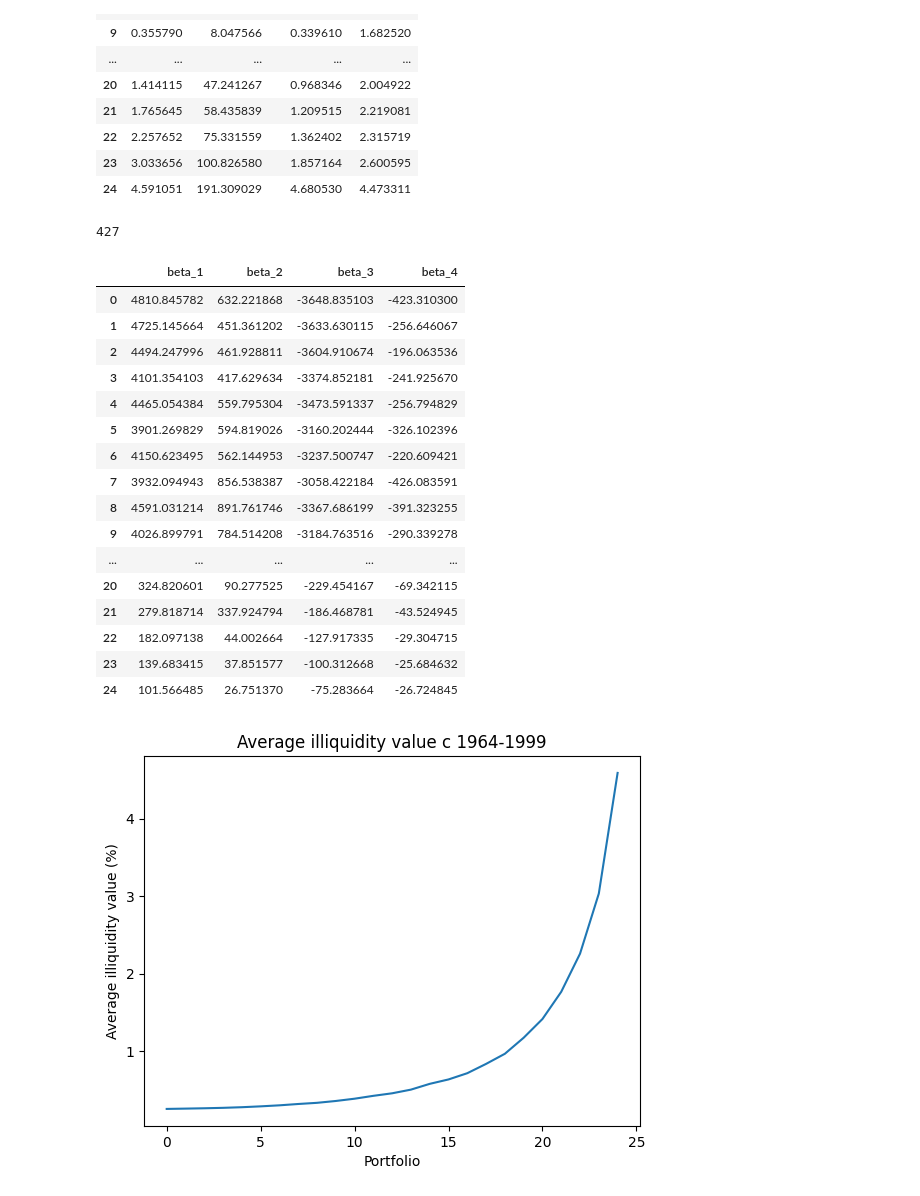
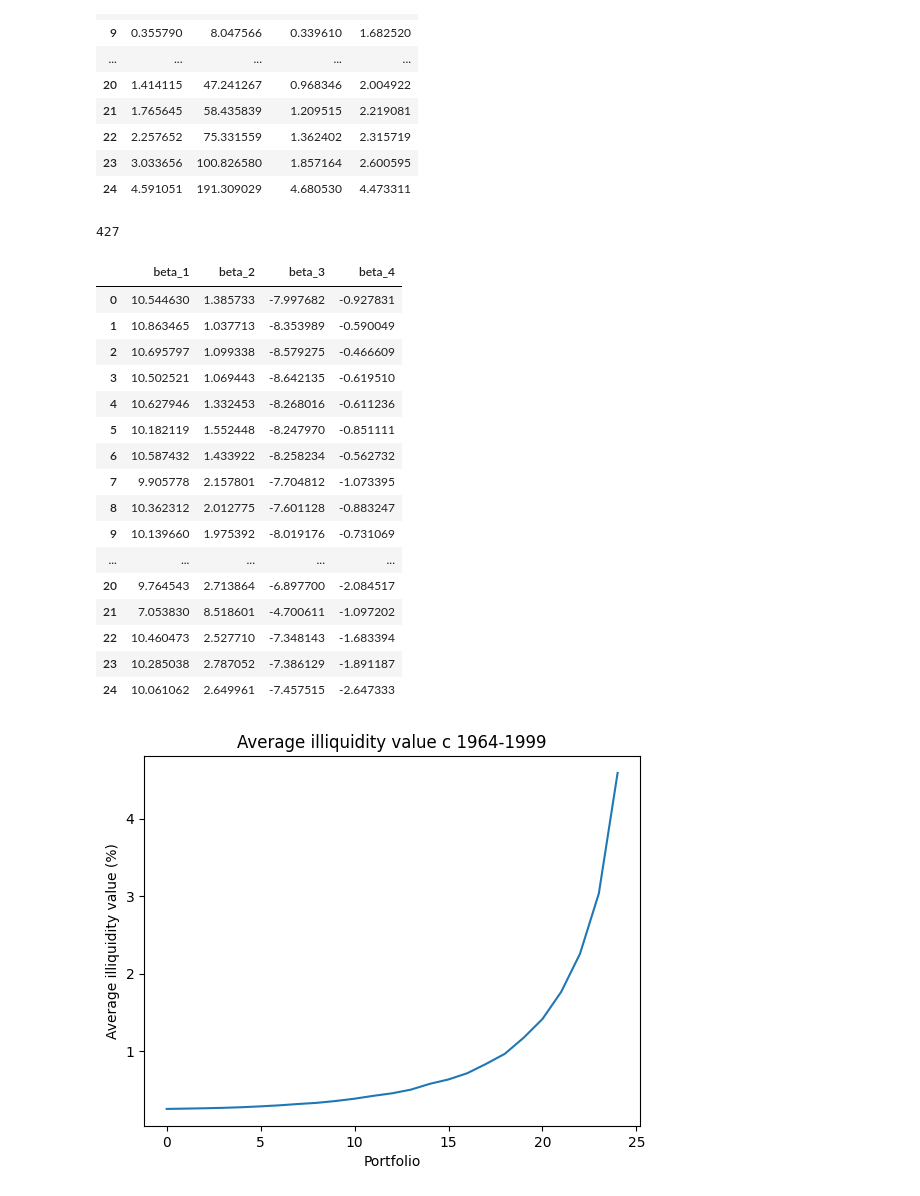
Before and after one commit to JMCG22/pm_cw, a Jupyter notebook: Data_combined_paper_data.ipynb, the cells around one changed output. Cells and saved outputs as stored; diff of their text form; code cells hidden in the pictures.

```diff
--- a/Data_combined_paper_data.ipynb
+++ b/Data_combined_paper_data.ipynb
@@ -5,6 +8,6 @@ import matplotlib.pyplot as plt
 # %%
-#data = 'paper'
-data = 'new'
+data = 'paper'
+#data = 'new'
 #data = 'new_no_GFC'
 
 if data == 'paper':
@@ -976,7 +979,7 @@ arr_of_portfolios[0]
 betas = []
 
 for portfolio in arr_of_portfolios:
-    denominator = portfolio['resid_market_ret_c_diff'].var()
+    denominator = (portfolio['resid_market_ret_c_diff'].var())/100
     beta_1 = (portfolio['RET'].cov(portfolio['resid_market_ret'])) / denominator
     beta_2 = (portfolio['resid_c'].cov(portfolio['resid_market_c'])) / denominator
     beta_3 = (portfolio['RET'].cov(portfolio['resid_market_c'])) / denominator
@@ -1118,30 +1121,30 @@ for i in range(0,25):
 # %%
 dof=n-5
 print(dof)
 t_stats
 df_t_stats = pd.DataFrame(t_stats, columns = df_of_betas.columns)
 #critical value at 95% for two tail test with these degrees of freedom is +-1.1.996008
 #outside this region reject null hypothesis that the given beta is 0
-df_t_stats*100
+df_t_stats
 # %% [output]
 427
 |  | beta_1 | beta_2 | beta_3 | beta_4 |
-| 0 | 4810.845782 | 632.221868 | -3648.835103 | -423.310300 |
-| 1 | 4725.145664 | 451.361202 | -3633.630115 | -256.646067 |
-| 2 | 4494.247996 | 461.928811 | -3604.910674 | -196.063536 |
-| 3 | 4101.354103 | 417.629634 | -3374.852181 | -241.925670 |
-| 4 | 4465.054384 | 559.795304 | -3473.591337 | -256.794829 |
-| 5 | 3901.269829 | 594.819026 | -3160.202444 | -326.102396 |
-| 6 | 4150.623495 | 562.144953 | -3237.500747 | -220.609421 |
-| 7 | 3932.094943 | 856.538387 | -3058.422184 | -426.083591 |
-| 8 | 4591.031214 | 891.761746 | -3367.686199 | -391.323255 |
-| 9 | 4026.899791 | 784.514208 | -3184.763516 | -290.339278 |
+| 0 | 10.544630 | 1.385733 | -7.997682 | -0.927831 |
+| 1 | 10.863465 | 1.037713 | -8.353989 | -0.590049 |
+| 2 | 10.695797 | 1.099338 | -8.579275 | -0.466609 |
+| 3 | 10.502521 | 1.069443 | -8.642135 | -0.619510 |
+| 4 | 10.627946 | 1.332453 | -8.268016 | -0.611236 |
+| 5 | 10.182119 | 1.552448 | -8.247970 | -0.851111 |
+| 6 | 10.587432 | 1.433922 | -8.258234 | -0.562732 |
+| 7 | 9.905778 | 2.157801 | -7.704812 | -1.073395 |
+| 8 | 10.362312 | 2.012775 | -7.601128 | -0.883247 |
+| 9 | 10.139660 | 1.975392 | -8.019176 | -0.731069 |
 | ... | ... | ... | ... | ... |
-| 20 | 324.820601 | 90.277525 | -229.454167 | -69.342115 |
-| 21 | 279.818714 | 337.924794 | -186.468781 | -43.524945 |
-| 22 | 182.097138 | 44.002664 | -127.917335 | -29.304715 |
-| 23 | 139.683415 | 37.851577 | -100.312668 | -25.684632 |
-| 24 | 101.566485 | 26.751370 | -75.283664 | -26.724845 |
+| 20 | 9.764543 | 2.713864 | -6.897700 | -2.084517 |
+| 21 | 7.053830 | 8.518601 | -4.700611 | -1.097202 |
+| 22 | 10.460473 | 2.527710 | -7.348143 | -1.683394 |
+| 23 | 10.285038 | 2.787052 | -7.386129 | -1.891187 |
+| 24 | 10.061062 | 2.649961 | -7.457515 | -2.647333 |
 # %%
 df_non_market_overall_portfolio_average['average c'].plot()
 plt.title('Average illiquidity value c 1964-1999')
```
Also changed, not shown: parts of 5 cells of this notebook.
